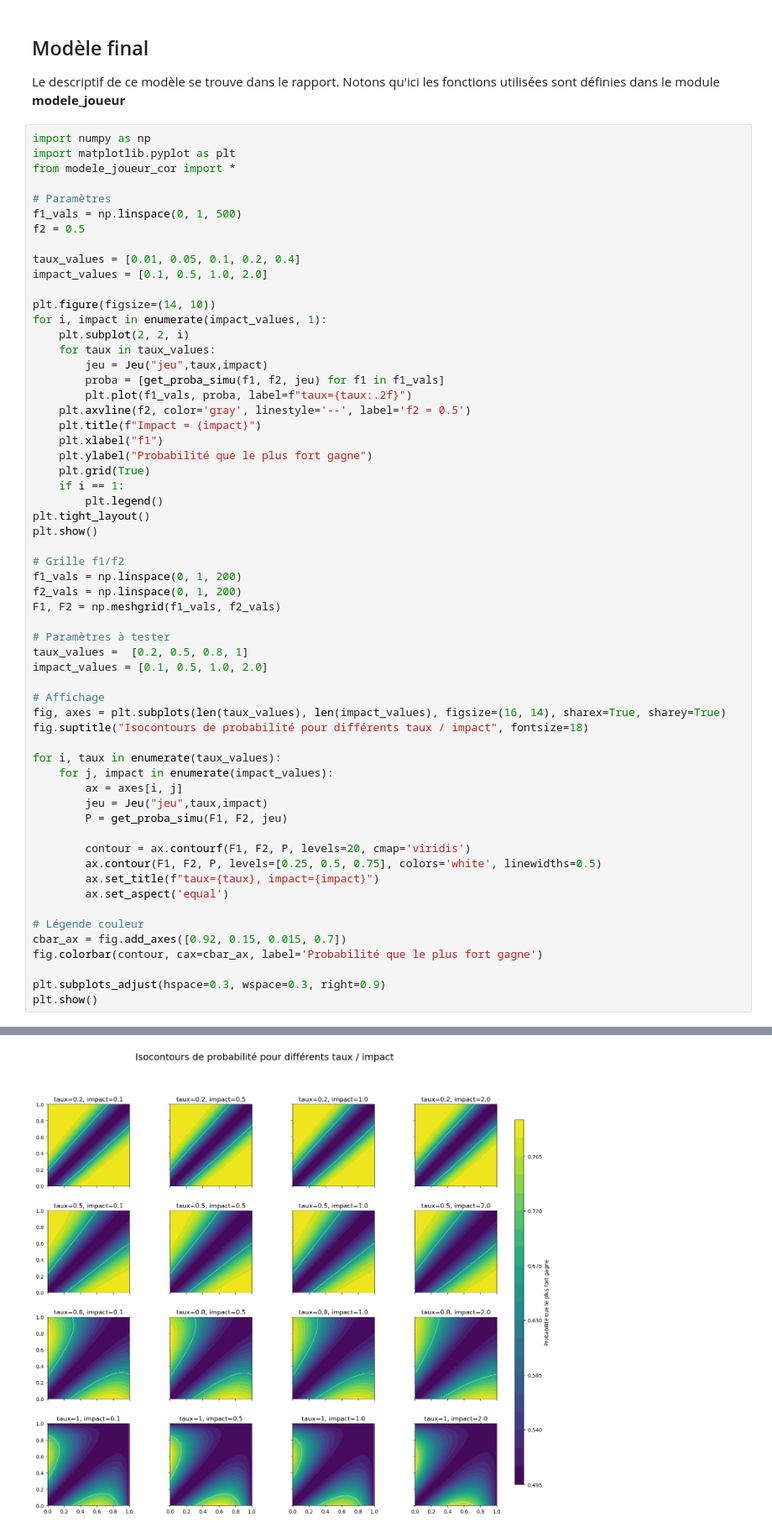
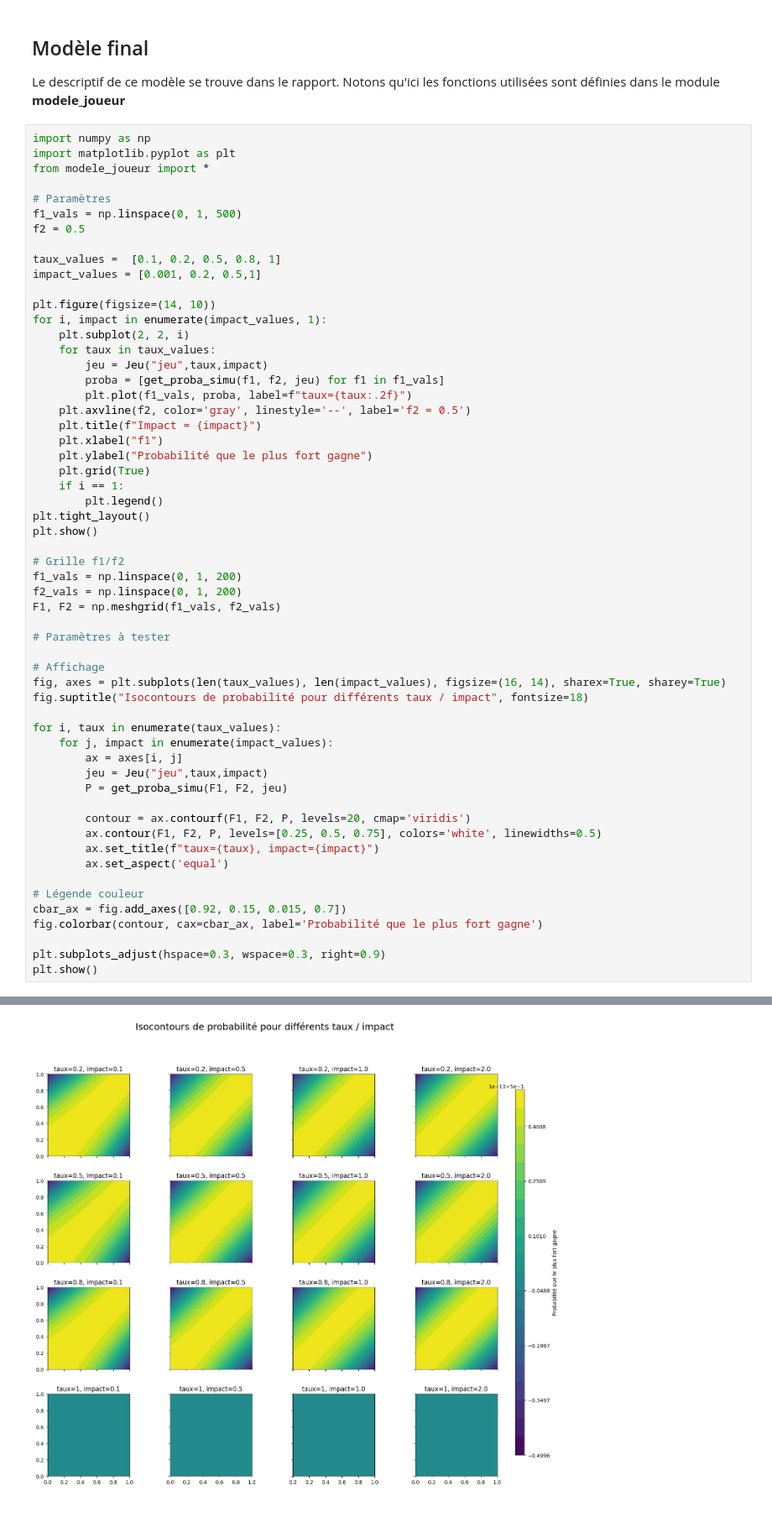
Before and after one commit to gabrielbSU/projet-elo, a Jupyter notebook: Untitled.ipynb, the cells around one changed output, grey strips where cells are left out. Shown at 84% size. Saved outputs shown, nothing was run; the diff lists cells and outputs as text.

```diff
--- a/Untitled.ipynb
+++ b/Untitled.ipynb
@@ -86,14 +86,14 @@ Le descriptif de ce modèle se trouve dans le rapport. Notons qu'ici les fonctio
 # %%
 import numpy as np
 import matplotlib.pyplot as plt
-from modele_joueur_cor import *
+from modele_joueur import *
 
 # Paramètres
 f1_vals = np.linspace(0, 1, 500)
 f2 = 0.5
 
-taux_values = [0.01, 0.05, 0.1, 0.2, 0.4]
-impact_values = [0.1, 0.5, 1.0, 2.0]
+taux_values =  [0.1, 0.2, 0.5, 0.8, 1]
+impact_values = [0.001, 0.2, 0.5,1]
 
 plt.figure(figsize=(14, 10))
 for i, impact in enumerate(impact_values, 1):
@@ -118,8 +118,6 @@ f2_vals = np.linspace(0, 1, 200)
 F1, F2 = np.meshgrid(f1_vals, f2_vals)
 
 # Paramètres à tester
-taux_values =  [0.2, 0.5, 0.8, 1]
-impact_values = [0.1, 0.5, 1.0, 2.0]
 
 # Affichage
 fig, axes = plt.subplots(len(taux_values), len(impact_values), figsize=(16, 14), sharex=True, sharey=True)
@@ -147 +145 @@ plt.show()
-[figure, old version]
+[figure, new version]
```
Also changed, not shown: parts of 1 cell of this notebook, 2 other files.
